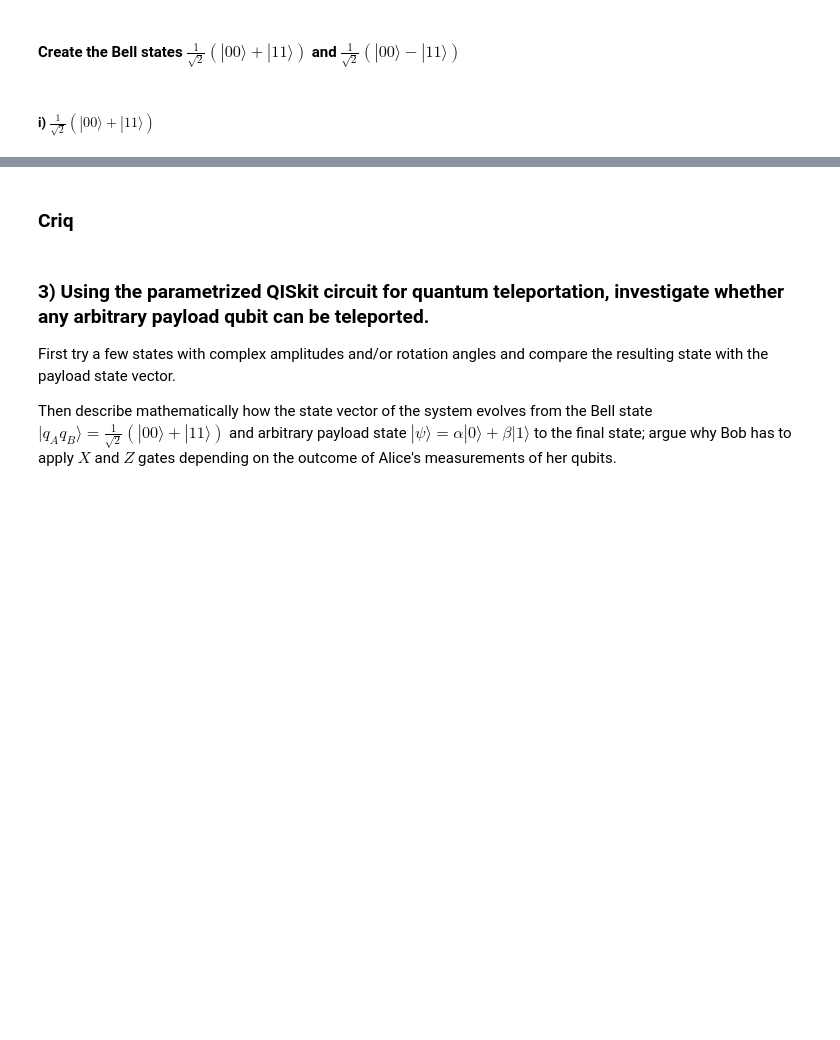
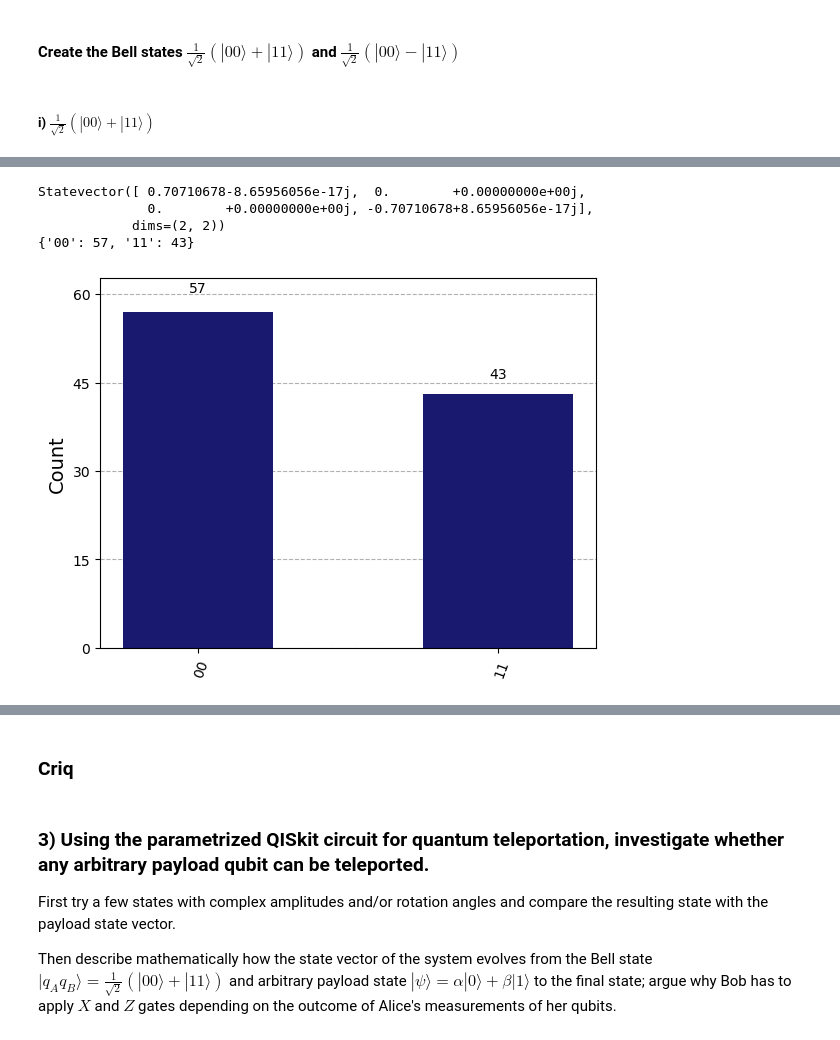
Before and after one commit to elijahkin/amsc698k, a Jupyter notebook: hw2/hw2.ipynb, the cells around one changed output, grey strips where cells are left out. Saved outputs shown, nothing was run; the diff lists cells and outputs as text; code cells hidden in the pictures; blank space fills up the shorter version.

```diff
--- a/hw2/hw2.ipynb
+++ b/hw2/hw2.ipynb
@@ -123,0 +137,10 @@ Statevector([0.70710678+0.j, 0.        +0.j, 0.        +0.j,
+# %%
+print(statevector)
+print(measurement)
+plot_histogram(measurement, color='midnightblue', title="")
+# %% [output]
+Statevector([ 0.70710678-8.65956056e-17j,  0.        +0.00000000e+00j,
+              0.        +0.00000000e+00j, -0.70710678+8.65956056e-17j],
+            dims=(2, 2))
+{'00': 57, '11': 43}
+[figure, added]
```
Also changed, not shown: parts of 18 cells of this notebook.
